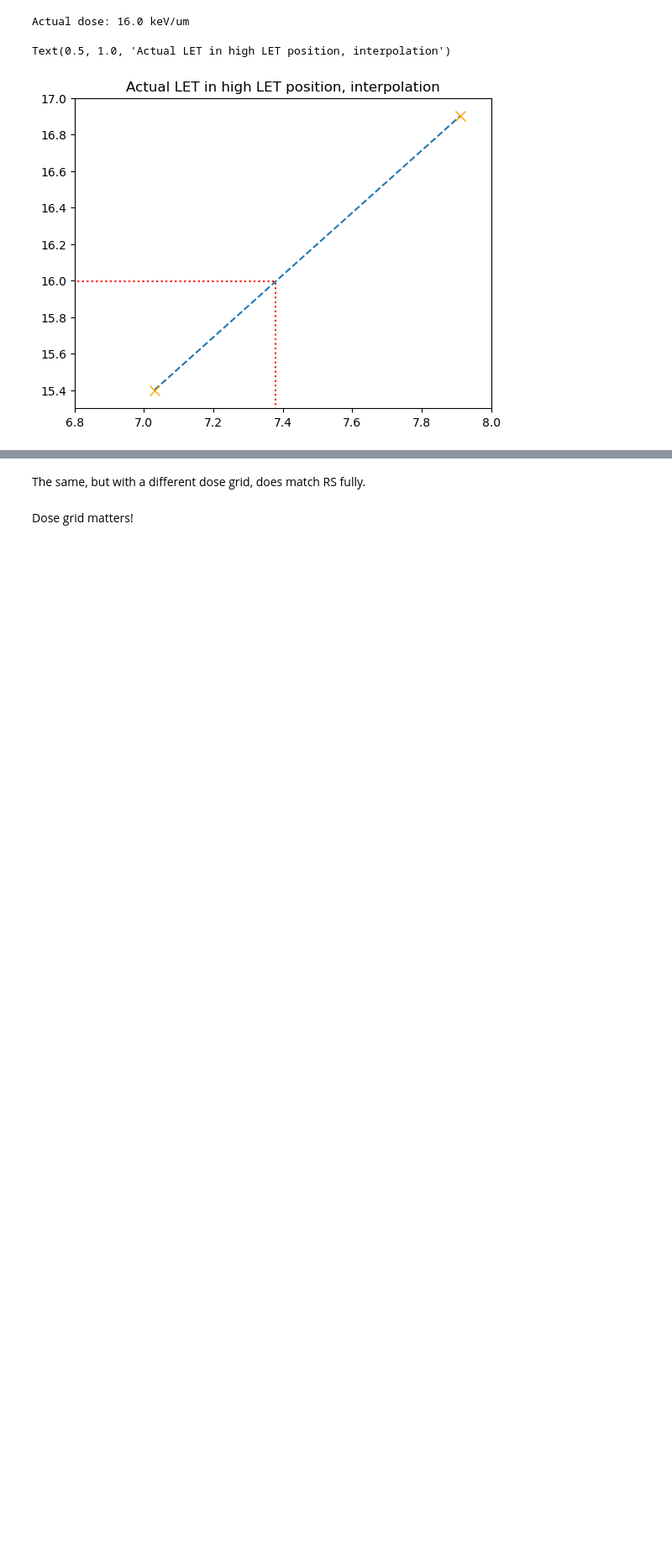
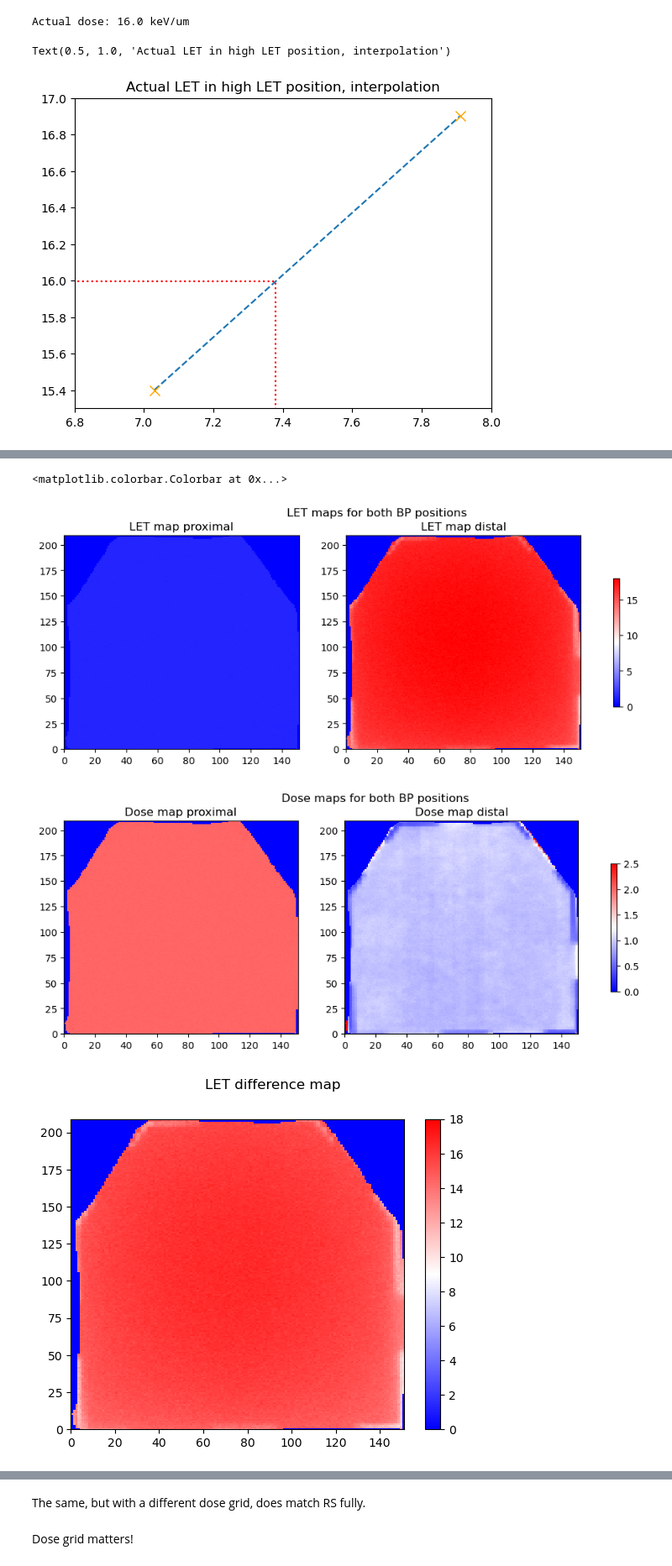
Before and after one commit to BrittHaanen15/Thesis_project, a Jupyter notebook: Python codes/Analysis of RayStation simulation.ipynb, the cells around one changed output, grey strips where cells are left out. Shown at 84% size. Cells and saved outputs as stored; diff of their text form; code cells hidden in the pictures; blank space fills up the shorter version.

Commit message:
Made interpolated heatmaps

```diff
--- a/Python codes/Analysis of RayStation simulation.ipynb
+++ b/Python codes/Analysis of RayStation simulation.ipynb
@@ -173,7 +175,7 @@ The results below are for 7.03 mm 'water'
 path_lowLET = r"C:\Users\bhaan\Documents\#Master Degree\Thesis\Thesis_project\LET calculation in setup from RS sim\Final RS sims 69.87 MeV\Low LET\Full plan match low LET.csv"
 path_highLET = r"C:\Users\bhaan\Documents\#Master Degree\Thesis\Thesis_project\LET calculation in setup from RS sim\Final RS sims 69.87 MeV\High LET\Full plan match high LET (7.03 mm).csv"
 
-Calculate_BP_Positions(path_lowLET, path_highLET, 7.03)
+dose_front, dose_703, let_front, let_703 = Calculate_BP_Positions(path_lowLET, path_highLET, 7.03)
 # %% [output]
 ----Proximal BP position data----
 Mean dose: 1.99 Gy
@@ -199,7 +197,7 @@ And these results are for 7.91 mm water
 path_lowLET = r"C:\Users\bhaan\Documents\#Master Degree\Thesis\Thesis_project\LET calculation in setup from RS sim\Final RS sims 69.87 MeV\Low LET\Full plan match low LET.csv"
 path_highLET = r"C:\Users\bhaan\Documents\#Master Degree\Thesis\Thesis_project\LET calculation in setup from RS sim\Final RS sims 69.87 MeV\High LET\Full plan match high LET (7.91 mm).csv"
 
-Calculate_BP_Positions(path_lowLET, path_highLET, 7.91)
+dose_front, dose_791, let_front, let_791 = Calculate_BP_Positions(path_lowLET, path_highLET, 7.91)
 # %% [output]
 ----Proximal BP position data----
 Mean dose: 1.99 Gy
@@ -263,0 +260,52 @@ Text(0.5, 1.0, 'Actual LET in high LET position, interpolation')
+# %%
+dose_diff = dose_791 - dose_703
+let_diff = let_791 - let_703
+
+frac = (7.38 - 7.03)/(7.91 - 7.03)
+
+dose_back = dose_703 + frac*dose_diff
+let_back = let_703 + frac*let_diff
+
+### PLOTTING LET AND DOSE MAP ################################################################################
+fig, axes = plt.subplots(nrows=1,ncols=2, figsize=(12, 4))
+
+plt.suptitle('LET maps for both BP positions')
+data = ((let_front, let_back))
+titles = (('LET map proximal', 'LET map distal'))
+
+for col in range(2):
+    ax = axes[col]
+    ax.set_title(titles[col])
+    pcm = ax.pcolormesh(data[col], cmap='bwr', vmin=0, vmax=18)
+fig.colorbar(pcm, ax=axes, shrink=0.6)
+
+
+fig, axes = plt.subplots(nrows=1,ncols=2, figsize=(12, 4))
+
+plt.suptitle('Dose maps for both BP positions')
+data = ((dose_front, dose_back))
+titles = (('Dose map proximal', 'Dose map distal'))
+
+for col in range(2):
+    ax = axes[col]
+    ax.set_title(titles[col])
+    pcm = ax.pcolormesh(data[col], cmap='bwr', vmin=0, vmax=2.5)
+fig.colorbar(pcm, ax=axes, shrink=0.6)
+
+
+### PLOTTING THE DIFFERENCE MAP ##############################################################################
+fig = plt.figure()
+plt.suptitle('LET difference map')
+plt.pcolormesh(let_back - let_front, cmap='bwr', vmin=0, vmax=18)
+plt.colorbar()
+
+### PLOTTING THE DIFFERENCE MAP ##############################################################################
+fig = plt.figure()
+plt.suptitle('Dose difference map')
+plt.pcolormesh(dose_back - dose_front, cmap='bwr', vmin=-1, vmax=1)
+plt.colorbar()
+# %% [output]
+<matplotlib.colorbar.Colorbar at 0x...>
+[figure, added]
+[figure, added]
+[figure, added]
```
Also changed, not shown: parts of 6 cells of this notebook.
